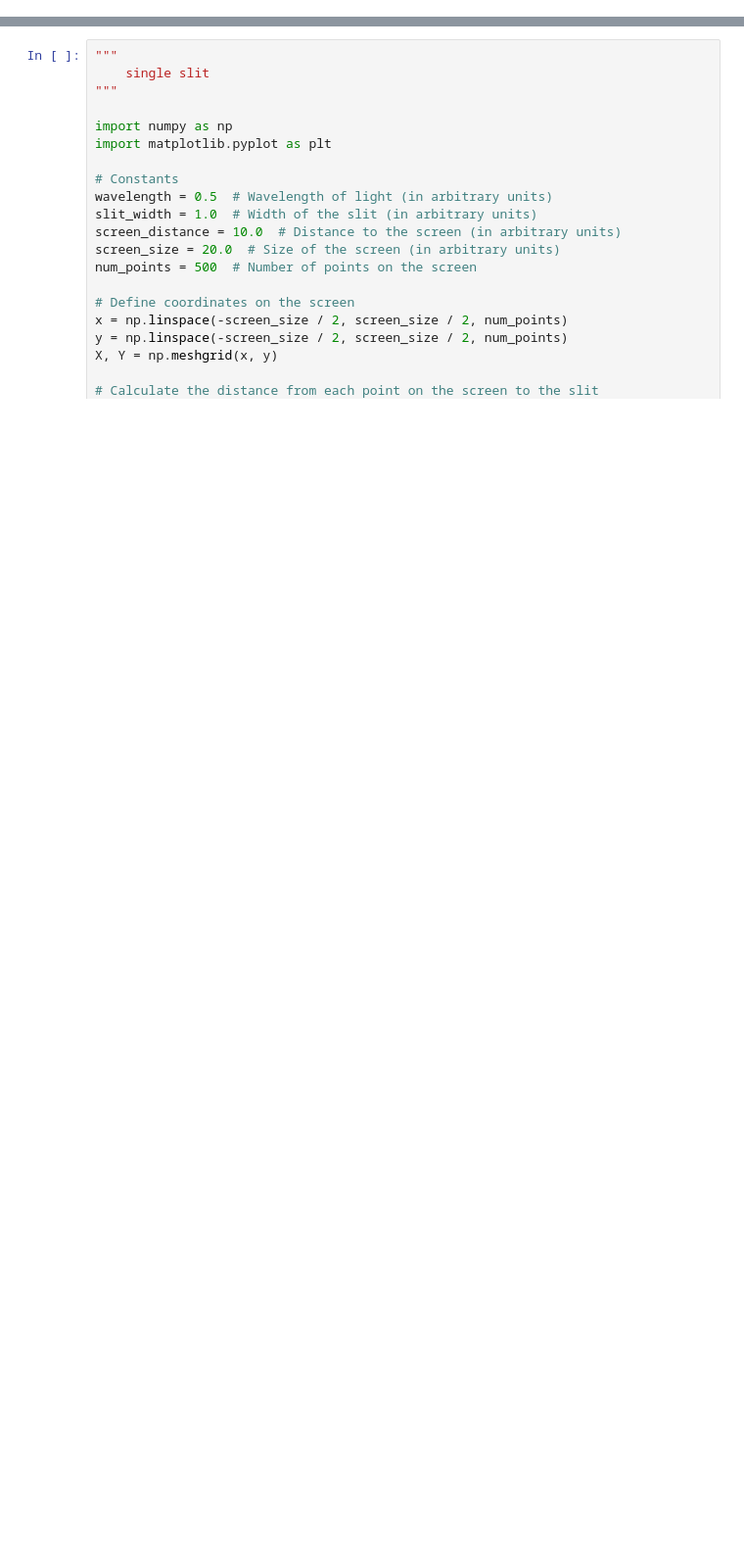
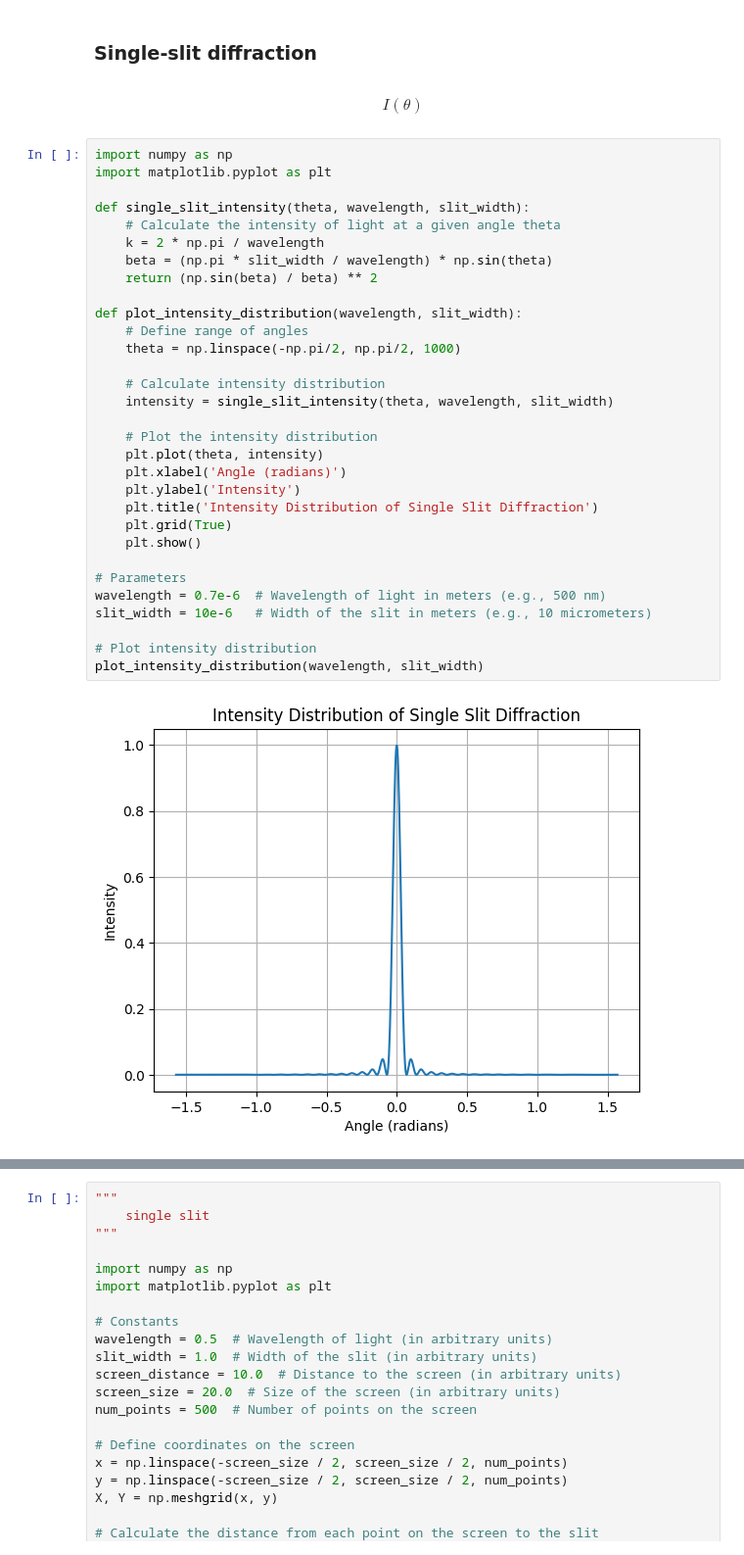
Before and after one commit to MariyaSV78/notebook_Diffraction, a Jupyter notebook: Diffraction.ipynb, the cells around one changed output, grey strips where cells are left out. Shown at 98% size. Cells and saved outputs as stored; diff of their text form; blank space fills up the shorter version.

Commit message:
single-slit

```diff
--- a/Diffraction.ipynb
+++ b/Diffraction.ipynb
@@ -0,0 +50,37 @@
+# %% [markdown]
+### Single-slit diffraction
+# %% [markdown]
+$$I(\theta)$$
+# %%
+import numpy as np
+import matplotlib.pyplot as plt
+
+def single_slit_intensity(theta, wavelength, slit_width):
+    # Calculate the intensity of light at a given angle theta
+    k = 2 * np.pi / wavelength
+    beta = (np.pi * slit_width / wavelength) * np.sin(theta)
+    return (np.sin(beta) / beta) ** 2
+
+def plot_intensity_distribution(wavelength, slit_width):
+    # Define range of angles
+    theta = np.linspace(-np.pi/2, np.pi/2, 1000)
+
+    # Calculate intensity distribution
+    intensity = single_slit_intensity(theta, wavelength, slit_width)
+
+    # Plot the intensity distribution
+    plt.plot(theta, intensity)
+    plt.xlabel('Angle (radians)')
+    plt.ylabel('Intensity')
+    plt.title('Intensity Distribution of Single Slit Diffraction')
+    plt.grid(True)
+    plt.show()
+
+# Parameters
+wavelength = 0.7e-6  # Wavelength of light in meters (e.g., 500 nm)
+slit_width = 10e-6   # Width of the slit in meters (e.g., 10 micrometers)
+
+# Plot intensity distribution
+plot_intensity_distribution(wavelength, slit_width)
+# %% [output]
+[figure, added]
```
Also changed, not shown: parts of 14 cells of this notebook, 9 other files.
